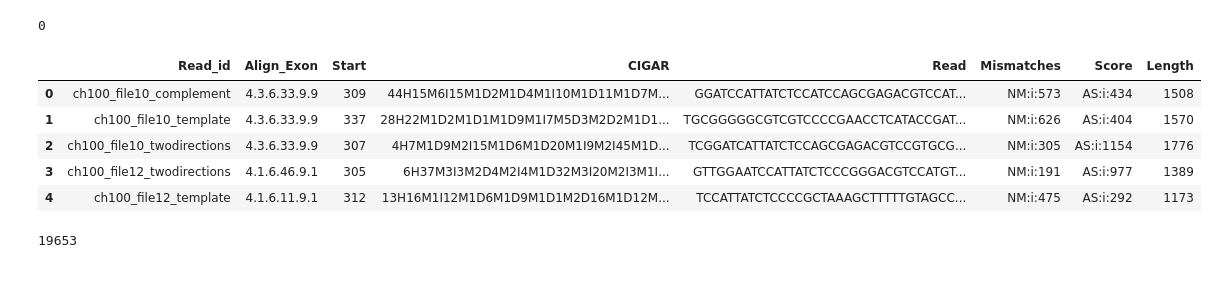
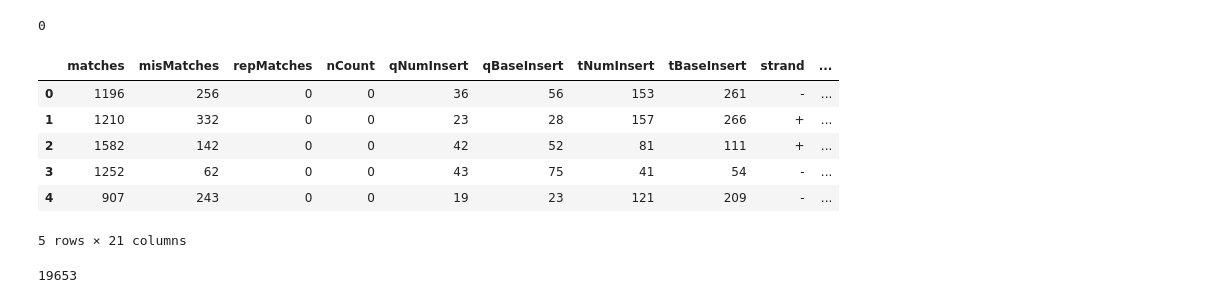
Before and after one commit to mohanbolisetty/dscam_nanopore, a Jupyter notebook: Data/spikeins_full_length.ipynb, the cells around one changed output. Cells and saved outputs as stored; diff of their text form; code cells hidden in the pictures.

```diff
--- a/Data/spikeins_full_length.ipynb
+++ b/Data/spikeins_full_length.ipynb
@@ -40,15 +40,17 @@ rcdefsns = plt.rcParams.copy()
 import brewer2mpl
 # %%
 align=pd.read_table('SAM/SpikeIns_020415_20X_Isoform.sam',index_col=False,names=['Read_id','Flag','Align_Exon','Start','B','CIGAR','A','P','P2','Read','A2','Mismatches','Score'], skiprows=1)
+alignpsl=pd.read_table('PSL/SpikeIns_020415_20X_Isoform.psl',index_col=False,names=['matches','misMatches','repMatches','nCount','qNumInsert','qBaseInsert','tNumInsert','tBaseInsert','strand','qName','qSize','qStart','qEnd','tName','tSize','tStart','tEnd','blockCount','blockSizes','qStarts','tStarts'])
 # %%
-align.head()
+alignpsl.head()
 # %% [output]
-|  | Read_id | Align_Exon | Start | CIGAR | Read | Mismatches | Score | Length |
-| 0 | ch100_file10_complement | 4.3.6.33.9.9 | 309 | 44H15M6I15M1D2M1D4M1I10M1D11M1D7M... | GGATCCATTATCTCCATCCAGCGAGACGTCCAT... | NM:i:573 | AS:i:434 | 1508 |
-| 1 | ch100_file10_template | 4.3.6.33.9.9 | 337 | 28H22M1D2M1D1M1D9M1I7M5D3M2D2M1D1... | TGCGGGGGCGTCGTCCCCGAACCTCATACCGAT... | NM:i:626 | AS:i:404 | 1570 |
-| 2 | ch100_file10_twodirections | 4.3.6.33.9.9 | 307 | 4H7M1D9M2I15M1D6M1D20M1I9M2I45M1D... | TCGGATCATTATCTCCAGCGAGACGTCCGTGCG... | NM:i:305 | AS:i:1154 | 1776 |
-| 3 | ch100_file12_twodirections | 4.1.6.46.9.1 | 305 | 6H37M3I3M2D4M2I4M1D32M3I20M2I3M1I... | GTTGGAATCCATTATCTCCCGGGACGTCCATGT... | NM:i:191 | AS:i:977 | 1389 |
-| 4 | ch100_file12_template | 4.1.6.11.9.1 | 312 | 13H16M1I12M1D6M1D9M1D1M2D16M1D12M... | TCCATTATCTCCCCGCTAAAGCTTTTTGTAGCC... | NM:i:475 | AS:i:292 | 1173 |
+|  | matches | misMatches | repMatches | nCount | qNumInsert | qBaseInsert | tNumInsert | tBaseInsert | strand | ... |
+| 0 | 1196 | 256 | 0 | 0 | 36 | 56 | 153 | 261 | - | ... |
+| 1 | 1210 | 332 | 0 | 0 | 23 | 28 | 157 | 266 | + | ... |
+| 2 | 1582 | 142 | 0 | 0 | 42 | 52 | 81 | 111 | + | ... |
+| 3 | 1252 | 62 | 0 | 0 | 43 | 75 | 41 | 54 | - | ... |
+| 4 | 907 | 243 | 0 | 0 | 19 | 23 | 121 | 209 | - | ... |
+5 rows × 21 columns
 # %%
 align.drop(['Flag','B','A','P','P2','A2'],axis=1,inplace=True)
 # %%
```
Also changed, not shown: parts of 15 cells of this notebook, 10 other files.
